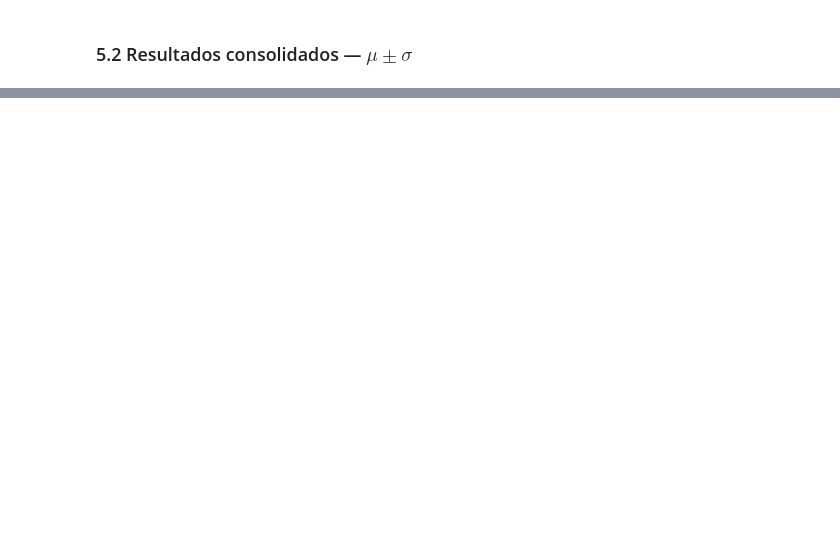
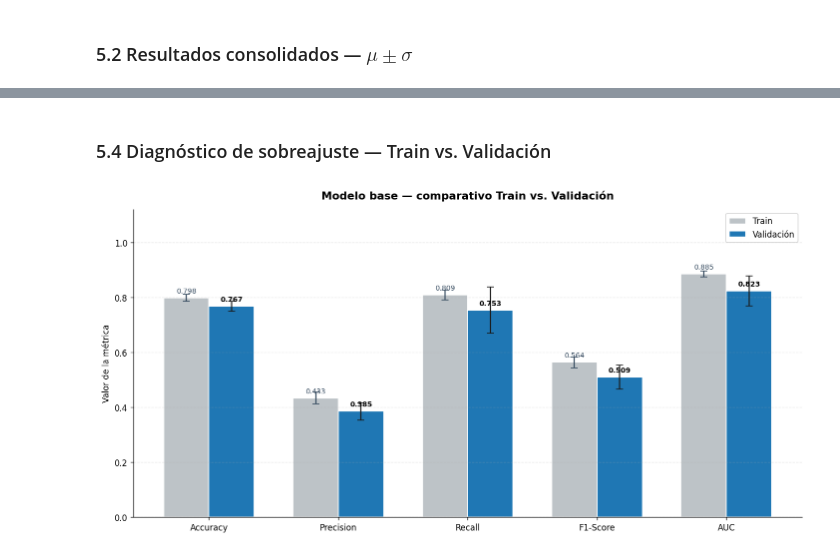
Before and after one commit to SebastianBetancur08/analitica-proyecto, a Jupyter notebook: notebooks/modelos_clasificacion/1.Regresion_Logistica.ipynb, the cells around one changed output, grey strips where cells are left out. Drawn from its saved outputs; the diff is of its cells as text; code cells hidden in the pictures; blank space fills up the shorter version.

```diff
--- a/notebooks/modelos_clasificacion/1.Regresion_Logistica.ipynb
+++ b/notebooks/modelos_clasificacion/1.Regresion_Logistica.ipynb
@@ -585,0 +323,36 @@ plt.show()
+# %% [markdown]
+### 5.4 Diagnóstico de sobreajuste — Train vs. Validación
+# %%
+fig, ax = plt.subplots(figsize=(12, 6))
+
+x = np.arange(len(scoring))
+ancho = 0.35
+medias_t = [cv_base[f"train_{m}"].mean() for m in scoring]
+stds_t   = [cv_base[f"train_{m}"].std()  for m in scoring]
+medias_v = [cv_base[f"test_{m}"].mean()  for m in scoring]
+stds_v   = [cv_base[f"test_{m}"].std()   for m in scoring]
+
+bt = ax.bar(x - ancho/2, medias_t, ancho, yerr=stds_t, capsize=4,
+            color="#bdc3c7", edgecolor="white", label="Train",
+            error_kw=dict(elinewidth=1.4, ecolor="#34495e"))
+bv = ax.bar(x + ancho/2, medias_v, ancho, yerr=stds_v, capsize=4,
+            color=COLOR_MODELO, edgecolor="white", label="Validación",
+            error_kw=dict(elinewidth=1.4, ecolor="#1a1a1a"))
+
+for b, val in zip(bt, medias_t):
+    ax.text(b.get_x() + b.get_width()/2, val + 0.018, f"{val:.3f}",
+            ha="center", fontsize=8.5, color="#34495e")
+for b, val in zip(bv, medias_v):
+    ax.text(b.get_x() + b.get_width()/2, val + 0.018, f"{val:.3f}",
+            ha="center", fontsize=8.5, fontweight="bold")
+
+ax.set_xticks(x); ax.set_xticklabels(nombres)
+ax.set_ylim(0, 1.12)
+ax.set_ylabel("Valor de la métrica")
+ax.set_title("Modelo base — comparativo Train vs. Validación", fontsize=13, pad=12)
+ax.legend(loc="upper right", frameon=True, fancybox=True)
+ax.grid(axis="y", ls="--", alpha=0.35)
+plt.tight_layout()
+plt.show()
+# %% [output]
+[figure, added]
```
Also changed, not shown: parts of 72 cells of this notebook, 10 other files.
